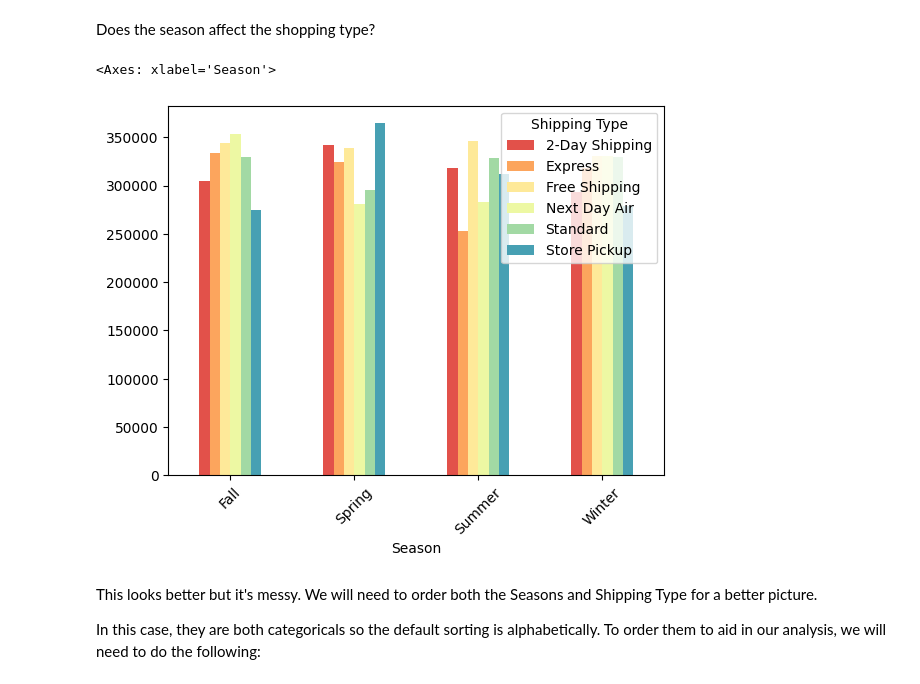
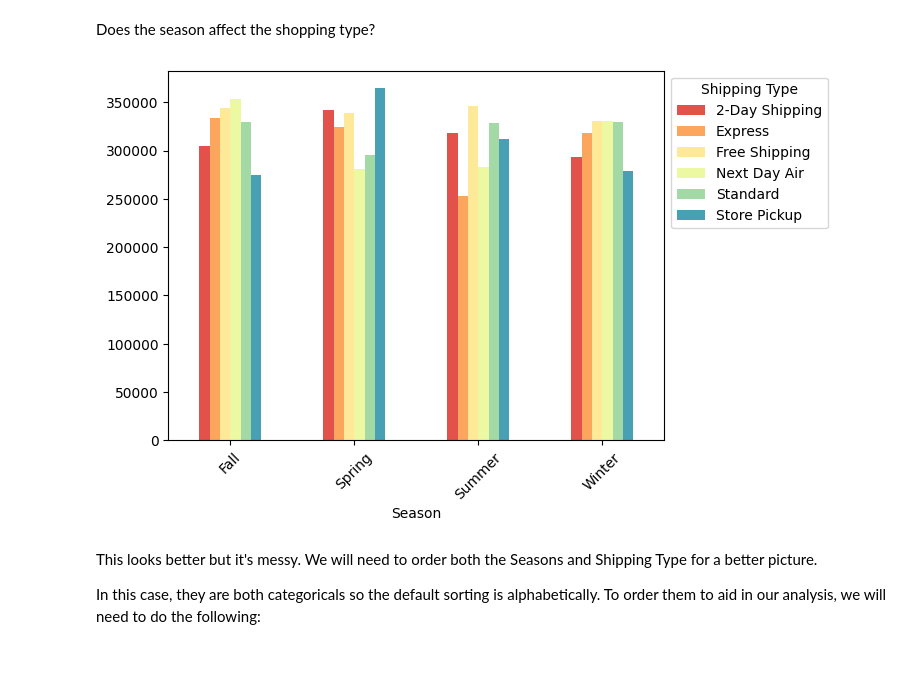
Before and after one commit to annabel-lee-x10/ecommerce-trends-visualization, a Jupyter notebook: ecommerce-trends-viz.ipynb, the cells around one changed output. Saved outputs shown, nothing was run; the diff lists cells and outputs as text; code cells hidden in the pictures.

```diff
--- a/ecommerce-trends-viz.ipynb
+++ b/ecommerce-trends-viz.ipynb
@@ -137,10 +130,10 @@ shopping_behavior['Shipping Type'].value_counts().plot(kind='bar')
 # %% [markdown]
 Does the season affect the shopping type?
 # %%
-shopping_behavior.groupby(['Season', 'Shipping Type'])['Customer ID'].sum().unstack(1).plot.bar(rot=45)
+ax = shopping_behavior.groupby(['Season', 'Shipping Type'])['Customer ID'].sum().unstack(1).plot.bar(rot=45)
+sns.move_legend(ax, "upper left", bbox_to_anchor=(1, 1))
 # %% [output]
-<Axes: xlabel='Season'>
-[figure, old version]
+[figure, new version]
 # %% [markdown]
 This looks better but it's messy. We will need to order both the Seasons and Shipping Type for a better picture.
 
```
Also changed, not shown: parts of 24 cells of this notebook.
